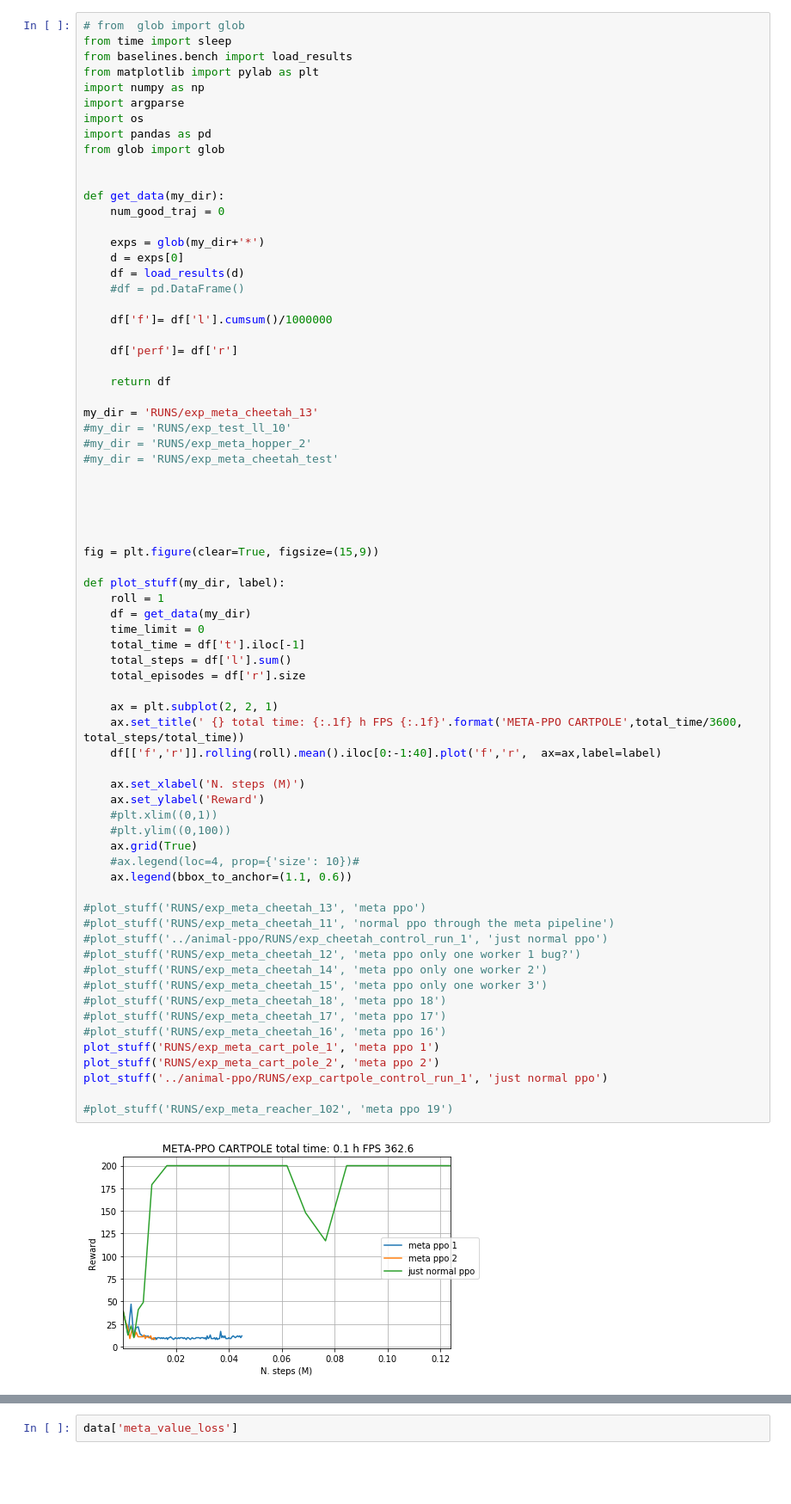
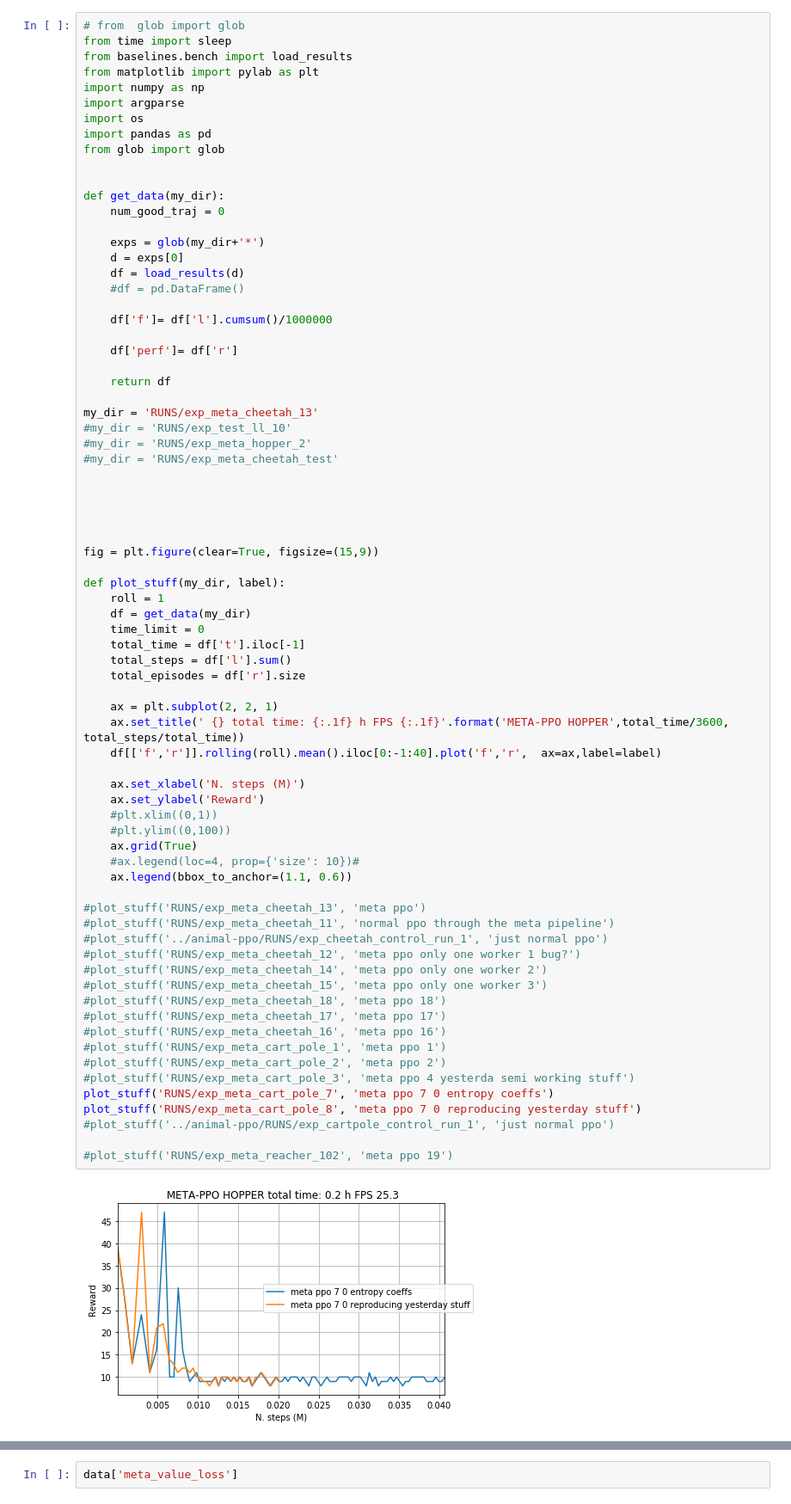
Before and after one commit to gabrielelibardi/meta_gradient_experiment, a Jupyter notebook: monitor.ipynb, the cells around one changed output, grey strips where cells are left out. Shown at 86% size. Saved outputs shown, nothing was run; the diff lists cells and outputs as text; blank space fills up the shorter version.

Commit message:
worked yesterday

```diff
--- a/monitor.ipynb
+++ b/monitor.ipynb
@@ -39,35 +39,38 @@ def plot_stuff(my_dir, label):
     roll = 1
     df = get_data(my_dir)
     time_limit = 0
     total_time = df['t'].iloc[-1]
     total_steps = df['l'].sum()
     total_episodes = df['r'].size
 
     ax = plt.subplot(2, 2, 1)
-    ax.set_title(' {} total time: {:.1f} h FPS {:.1f}'.format('META-PPO CARTPOLE',total_time/3600, total_steps/total_time))
+    ax.set_title(' {} total time: {:.1f} h FPS {:.1f}'.format('META-PPO HOPPER',total_time/3600, total_steps/total_time))
     df[['f','r']].rolling(roll).mean().iloc[0:-1:40].plot('f','r',  ax=ax,label=label)
 
     ax.set_xlabel('N. steps (M)')
     ax.set_ylabel('Reward')
     #plt.xlim((0,1))
     #plt.ylim((0,100))
     ax.grid(True)
     #ax.legend(loc=4, prop={'size': 10})#
     ax.legend(bbox_to_anchor=(1.1, 0.6))
 
 #plot_stuff('RUNS/exp_meta_cheetah_13', 'meta ppo')
 #plot_stuff('RUNS/exp_meta_cheetah_11', 'normal ppo through the meta pipeline')
 #plot_stuff('../animal-ppo/RUNS/exp_cheetah_control_run_1', 'just normal ppo')
 #plot_stuff('RUNS/exp_meta_cheetah_12', 'meta ppo only one worker 1 bug?')
 #plot_stuff('RUNS/exp_meta_cheetah_14', 'meta ppo only one worker 2')
 #plot_stuff('RUNS/exp_meta_cheetah_15', 'meta ppo only one worker 3')
 #plot_stuff('RUNS/exp_meta_cheetah_18', 'meta ppo 18')
 #plot_stuff('RUNS/exp_meta_cheetah_17', 'meta ppo 17')
 #plot_stuff('RUNS/exp_meta_cheetah_16', 'meta ppo 16')
-plot_stuff('RUNS/exp_meta_cart_pole_1', 'meta ppo 1')
-plot_stuff('RUNS/exp_meta_cart_pole_2', 'meta ppo 2')
-plot_stuff('../animal-ppo/RUNS/exp_cartpole_control_run_1', 'just normal ppo')
+#plot_stuff('RUNS/exp_meta_cart_pole_1', 'meta ppo 1')
+#plot_stuff('RUNS/exp_meta_cart_pole_2', 'meta ppo 2')
+#plot_stuff('RUNS/exp_meta_cart_pole_3', 'meta ppo 4 yesterda semi working stuff')
+plot_stuff('RUNS/exp_meta_cart_pole_7', 'meta ppo 7 0 entropy coeffs')
+plot_stuff('RUNS/exp_meta_cart_pole_8', 'meta ppo 7 0 reproducing yesterday stuff')
+#plot_stuff('../animal-ppo/RUNS/exp_cartpole_control_run_1', 'just normal ppo')
 
 #plot_stuff('RUNS/exp_meta_reacher_102', 'meta ppo 19')
 # %% [output]
-[figure, old version]
+[figure, new version]
```
Also changed, not shown: parts of 2 cells of this notebook, 1 other file.
